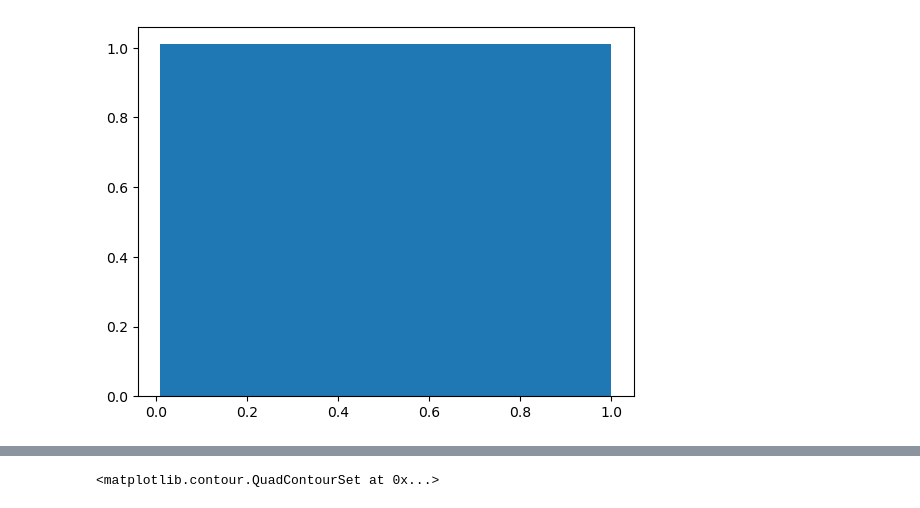
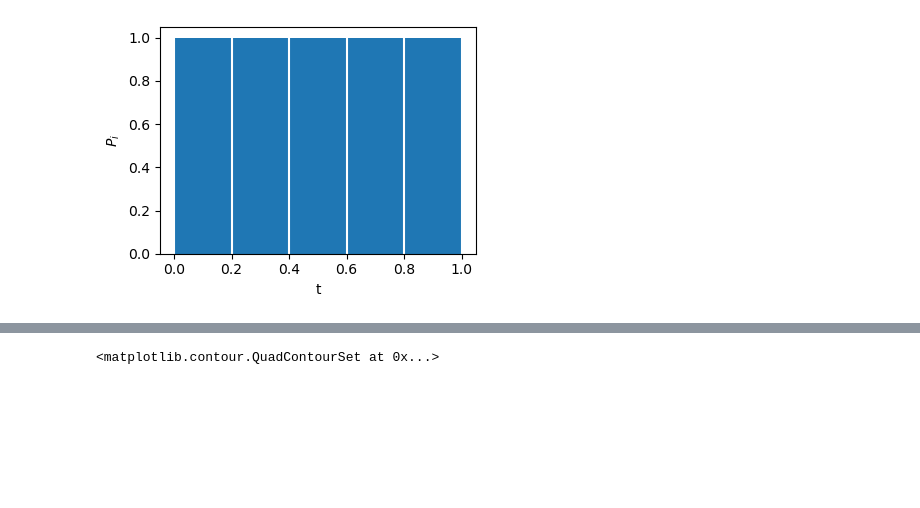
Before and after one commit to jonasbruhub/Analysis-of-Production-flow-systems-with-focus-on-industry, a Jupyter notebook: Simulations and code/MI computation - M-spline example.ipynb, the cells around one changed output, grey strips where cells are left out. Drawn from its saved outputs; the diff is of its cells as text; code cells hidden in the pictures; blank space fills up the shorter version.

```diff
--- a/Simulations and code/MI computation - M-spline example.ipynb
+++ b/Simulations and code/MI computation - M-spline example.ipynb
@@ -75,11 +103,36 @@ for i in range(0,M):
+# %%
+# n_bins = 5
+
+# M = n_bins
+# p = 3
+
+# t = knots(p+1,M)
+# x = np.linspace(0,1,100000)
+# z_transformer = z_from_x(x,M,p)
+
+
+
+res = np.vstack( [Mx(z_transformer(x),p,i,t) for i in range(M)] )
+
+fig,ax = plt.subplots(1,1, figsize = (4,3))
+ax.stairs(res.mean(axis = 1), np.linspace(0,1,n_bins+1), fill=True)
+ax.vlines(np.linspace(0,1,n_bins+1), 0, res.mean(axis = 1).max(), colors='w')
+ax.set_xlabel("t")
+ax.set_ylabel(r"$P_i$")
+# ax.set_xticks(np.linspace(1,n_bins, n_bins) / n_bins - 1 / (2 * n_bins))
+# ax.set_xticklabels([i+1 for i in range(n_bins)])
+fig.tight_layout()
+
+# plt.savefig(figures_path + "MI estimation/M-spline marginal dist - degree 3.pdf", bbox_inches='tight')
+# plt.savefig(figures_path + "MI estimation/M-spline marginal dist - degree 3", bbox_inches='tight')
+# %% [output]
+[figure, added]
 # %%
 rho = 0.4
 data = scipy.stats.multivariate_normal.rvs(mean = None, cov = np.array([[1,rho],[rho,1]]), size = 100)
 # %%
 # xx = np.linspace(0,1,1000)
-plt.hist( scipy.stats.ecdf(y).cdf.evaluate(y), bins = 100, density=True);
+# plt.hist( scipy.stats.ecdf(y).cdf.evaluate(y), bins = 100, density=True);
-# %% [output]
-[figure, removed]
 # %%
 
 
```
Also changed, not shown: parts of 5 cells of this notebook, 33 other files.
